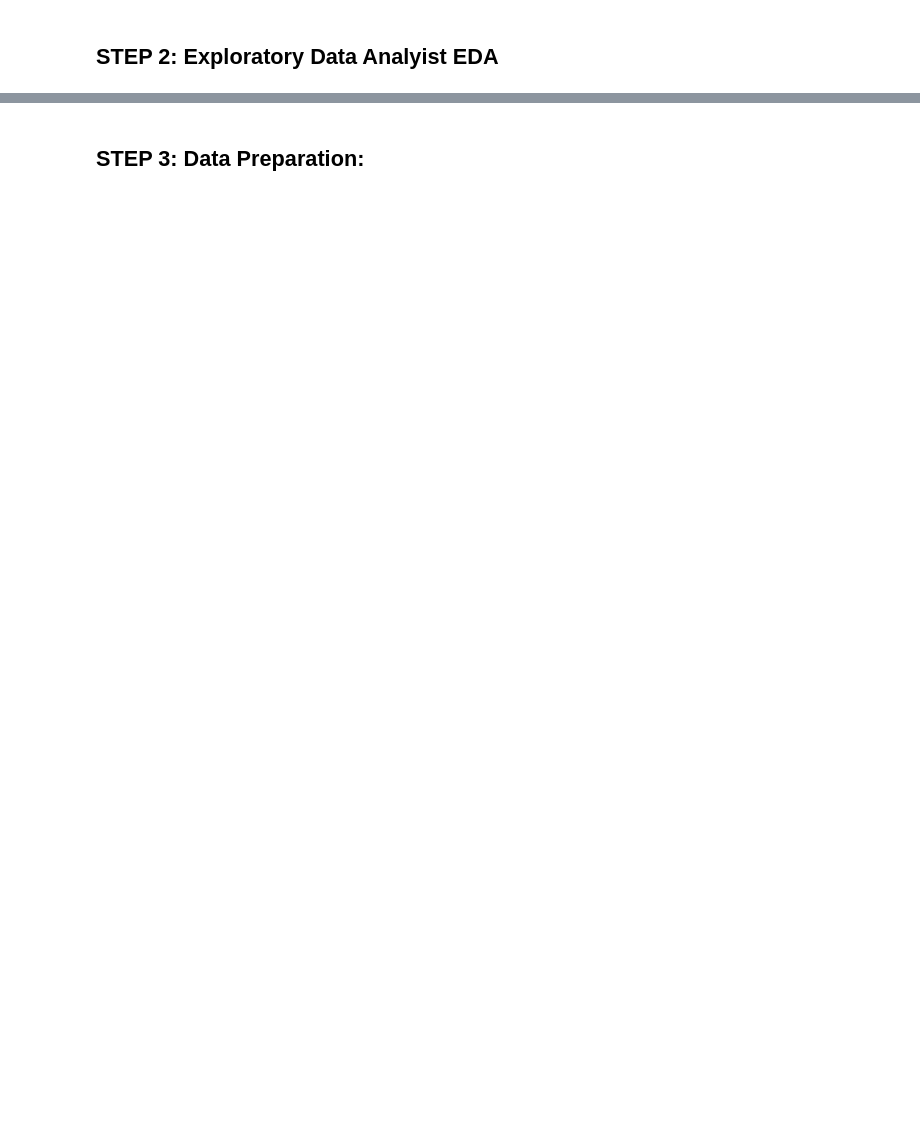
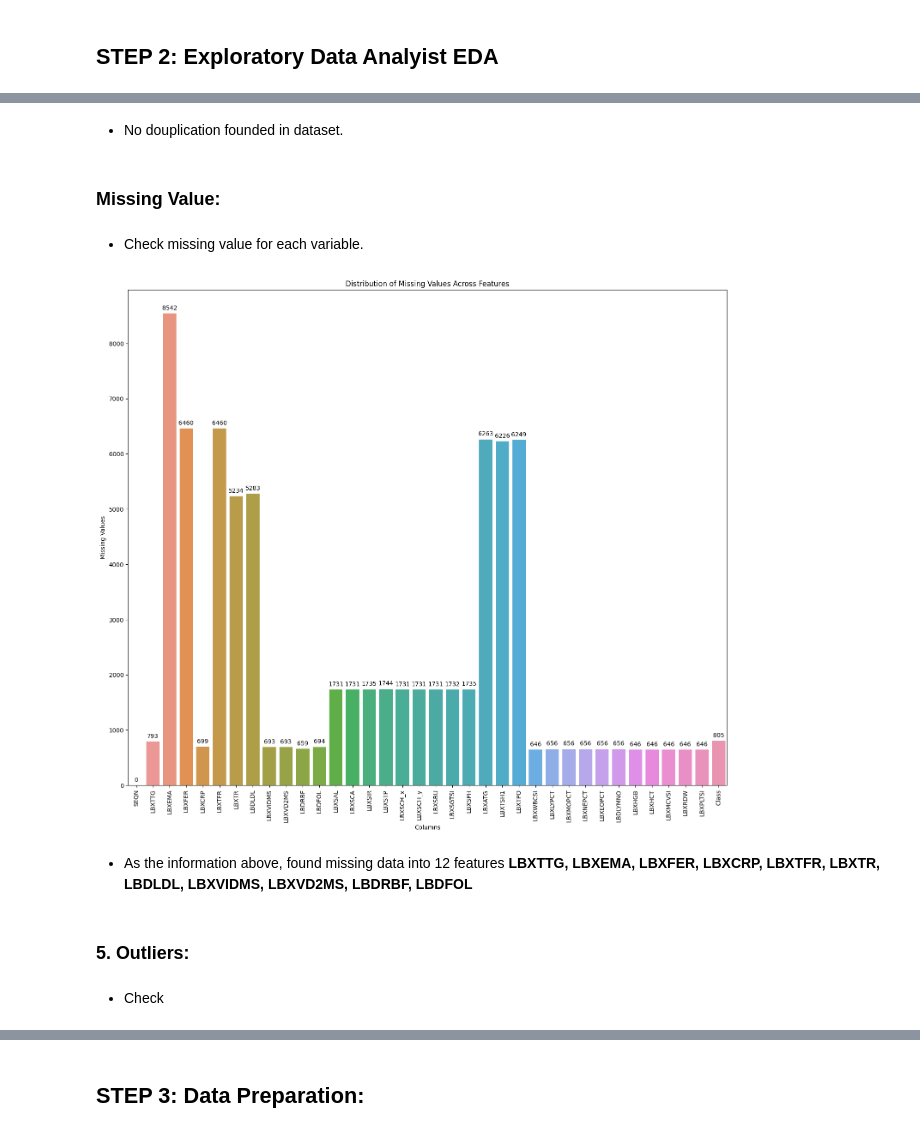
Before and after one commit to DATA471/final_project_h, a Jupyter notebook: main_file.ipynb, the cells around one changed output, grey strips where cells are left out. Cells and saved outputs as stored; diff of their text form; code cells hidden in the pictures; blank space fills up the shorter version.

```diff
--- a/main_file.ipynb
+++ b/main_file.ipynb
@@ -47,0 +152,36 @@ dataset.skew()
+# %% [markdown]
+- No douplication founded in dataset.
+# %% [markdown]
+### Missing Value:
+# %% [markdown]
+- Check missing value for each variable.
+# %%
+# Check for missing values
+missing_values = dataset.isnull().sum()
+
+# Create a DataFrame for plotting
+missing_df = pd.DataFrame({
+    'Columns': missing_values.index,
+    'Missing Values': missing_values.values
+})
+
+# Plot the missing values
+plt.figure(figsize=(18, 15))
+barplot = sns.barplot(x='Columns', y='Missing Values', data=missing_df)
+plt.title('Distribution of Missing Values Across Features')
+# Annotate each bar with the count of missing values
+for p in barplot.patches:
+    barplot.annotate(format(p.get_height(), '.0f'),
+                (p.get_x() + p.get_width() / 2., p.get_height()),
+                    ha = 'center', va = 'center',
+                    xytext = (0, 9), textcoords = 'offset points')
+plt.xticks(rotation=90)
+plt.show()
+# %% [output]
+[figure, added]
+# %% [markdown]
+- As the information above, found missing data into 12 features **LBXTTG, LBXEMA, LBXFER, LBXCRP, LBXTFR, LBXTR, LBDLDL, LBXVIDMS, LBXVD2MS, LBDRBF, LBDFOL**
+# %% [markdown]
+### 5. Outliers:
+# %% [markdown]
+- Check
```
Also changed, not shown: parts of 36 cells of this notebook, 2 other files.
